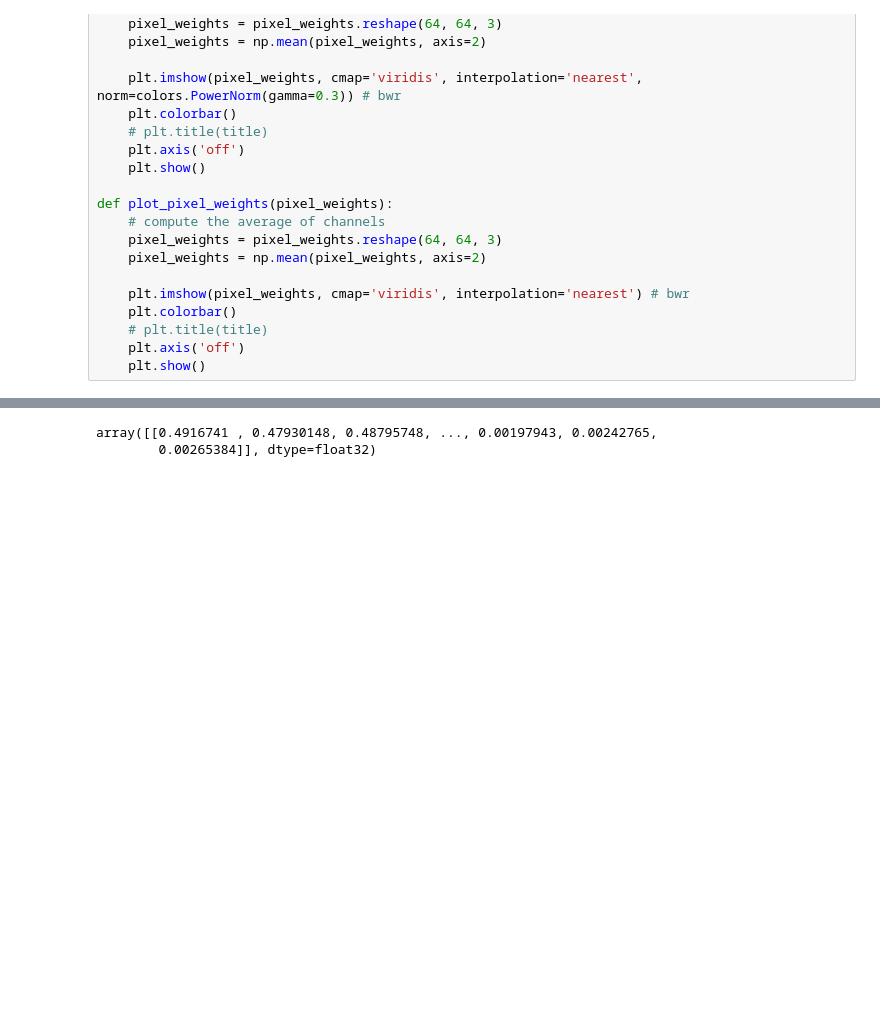
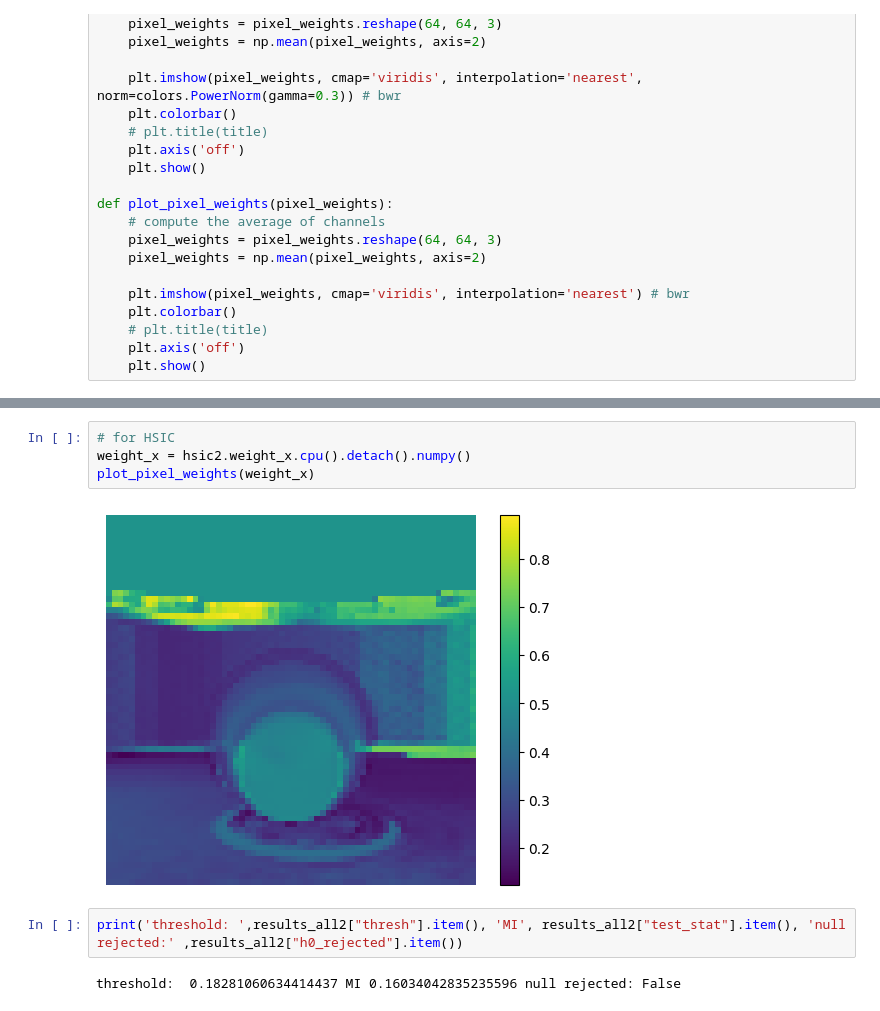
Before and after one commit to KeiderHoyos/IndependenceTestingDifferenceEntropies, a Jupyter notebook: demo.ipynb, the cells around one changed output, grey strips where cells are left out. Cells and saved outputs as stored; diff of their text form; blank space fills up the shorter version.

```diff
--- a/demo.ipynb
+++ b/demo.ipynb
@@ -601,4 +604,10 @@ plot_pixel_weights(weight_x)
+# %%
+# for HSIC
+weight_x = hsic2.weight_x.cpu().detach().numpy()
+plot_pixel_weights(weight_x)
+# %% [output]
+[figure, added]
 # %%
+print('threshold: ',results_all2["thresh"].item(), 'MI', results_all2["test_stat"].item(), 'null rejected:' ,results_all2["h0_rejected"].item())
 # %% [output]
-array([[0.4916741 , 0.47930148, 0.48795748, ..., 0.00197943, 0.00242765,
-        0.00265384]], dtype=float32)
+threshold:  0.18281060634414437 MI 0.16034042835235596 null rejected: False
```
Also changed, not shown: parts of 2 cells of this notebook, 3 other files.
